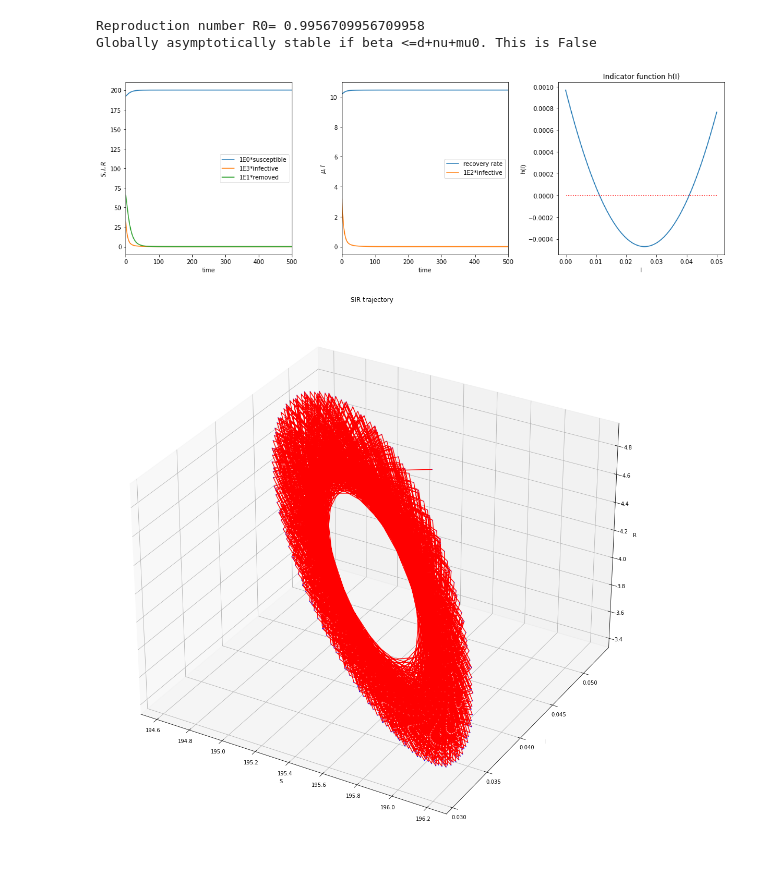
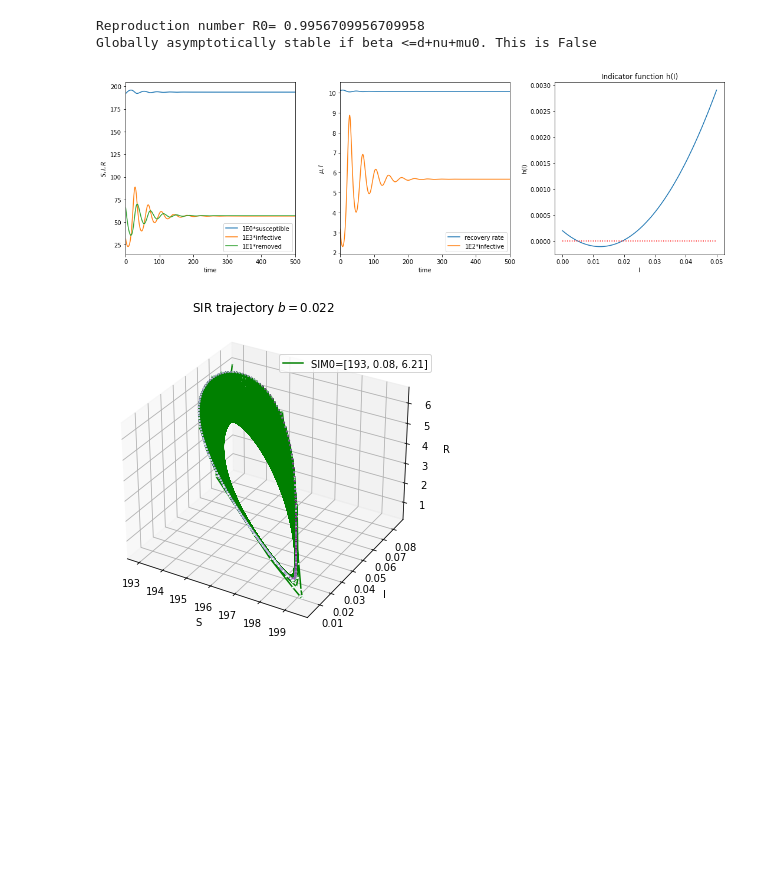
Before and after one commit to Linnore/MLCMS-EX3-GroupK, a Jupyter notebook: Task5.ipynb, the cells around one changed output. Drawn from its saved outputs; the diff is of its cells as text; code cells hidden in the pictures; blank space fills up the shorter version.

```diff
--- a/Task5.ipynb
+++ b/Task5.ipynb
@@ -56,8 +56,8 @@ def model(t, y, mu0, mu1, beta, A, d, nu, b):
     m = mu(b, I, mu0, mu1)
 
     dSdt = A - d * S - (beta * S * I) / (S + I + R) # add the correct model here
-    dIdt = - d * I - nu * I - (mu0 + (mu1-mu0)*b/(b + I))*I + beta * S * I /(S + I + R)
-    dRdt = (mu0 + (mu1-mu0)*b/(b + I))*I-d * R
+    dIdt = - d * I - nu * I - m*I + beta * S * I /(S + I + R)
+    dRdt = m*I-d * R
 
     return [dSdt, dIdt, dRdt]
 
@@ -75,7 +75,7 @@ beta=11.5
 A=20
 d=0.1
 nu=1
-b=0.022 # try to set this to 0.01, 0.020, ..., 0.022, ..., 0.03
+b=0.01 # try to set this to 0.01, 0.020, ..., 0.022, ..., 0.03
 mu0 = 10   # minimum recovery rate
 mu1 = 10.45  # maximum recovery rate
 
@@ -119,32 +119,40 @@ fig.tight_layout()
 # %% [output]
 Reproduction number R0= 0.9956709956709958
 Globally asymptotically stable if beta <=d+nu+mu0. This is False
-[figure, old version]
+[figure, new version]
 # %%
+#plot trajectorie with different starting points
+
+#parameter b
+b = 0.022
+
 fig=plt.figure(figsize=(5,5))
 ax=fig.add_subplot(111,projection="3d")
 time = np.linspace(t_0,15000,NT)
 
 cmap = ["BuPu", "Purples", "bwr"][1]
 
 SIM0 = [195.3, 0.052, 4.4] # what happens with this initial condition when b=0.022? -- it progresses VERY slowly. Needs t_end to be super large.
 sol = solve_ivp(model, t_span=[time[0],time[-1]], y0=SIM0, t_eval=time, args=(mu0, mu1, beta, A, d, nu, b), method='DOP853', rtol=rtol, atol=atol)
-ax.plot(sol.y[0], sol.y[1], sol.y[2], 'r-');
-ax.scatter(sol.y[0], sol.y[1], sol.y[2], s=1, c=time, cmap='bwr');
+#ax.plot(sol.y[0], sol.y[1], sol.y[2], 'r-', label='SIM0=[195.3, 0.052, 4.4]');
+#ax.scatter(sol.y[0], sol.y[1], sol.y[2], s=1, c=time, cmap='bwr');
 
-#SIM0 = [195.7, 0.03, 3.92] # what happens with this initial condition when b=0.022?
-#sol = solve_ivp(model, t_span=[time[0],time[-1]], y0=SIM0, t_eval=time, args=(mu0, mu1, beta, A, d, nu, b), method='DOP853', rtol=rtol, atol=atol)
-#ax.scatter(sol.y[0], sol.y[1], sol.y[2], s=1, c=time, cmap=cmap);
+SIM0 = [195.7, 0.03, 3.92] # what happens with this initial condition when b=0.022?
+sol = solve_ivp(model, t_span=[time[0],time[-1]], y0=SIM0, t_eval=time, args=(mu0, mu1, beta, A, d, nu, b), method='DOP853', rtol=rtol, atol=atol)
+#ax.plot(sol.y[0], sol.y[1], sol.y[2], 'b-',label = "SIM0=[195.7, 0.03, 3.92]");
+#ax.scatter(sol.y[0], sol.y[1], sol.y[2], s=1, c=time, cmap="Purples");
 
-#SIM0 = [193, 0.08, 6.21] # what happens with this initial condition when b=0.022?
-#sol = solve_ivp(model, t_span=[time[0],time[-1]], y0=SIM0, t_eval=time, args=(mu0, mu1, beta, A, d, nu, b), method='DOP853', rtol=rtol, atol=atol)
-#ax.scatter(sol.y[0], sol.y[1], sol.y[2], s=1, c=time, cmap=cmap);
+SIM0 = [193, 0.08, 6.21] # what happens with this initial condition when b=0.022?
+sol = solve_ivp(model, t_span=[time[0],time[-1]], y0=SIM0, t_eval=time, args=(mu0, mu1, beta, A, d, nu, b), method='DOP853', rtol=rtol, atol=atol)
+ax.plot(sol.y[0], sol.y[1], sol.y[2], 'g-', label = "SIM0=[193, 0.08, 6.21]");
+ax.scatter(sol.y[0], sol.y[1], sol.y[2], s=1, c=time, cmap="BuPu");
 
 ax.set_xlabel("S")
 ax.set_ylabel("I")
 ax.set_zlabel("R")
+ax.legend(bbox_to_anchor=(1.04,0.9), loc='upper right')
 
-ax.set_title("SIR trajectory")
+ax.set_title("SIR trajectory "+r'$b=$'+ str(b))
 fig.tight_layout()
 # %% [output]
-[figure, old version]
+[figure, new version]
```
Also changed, not shown: parts of 2 cells of this notebook.
